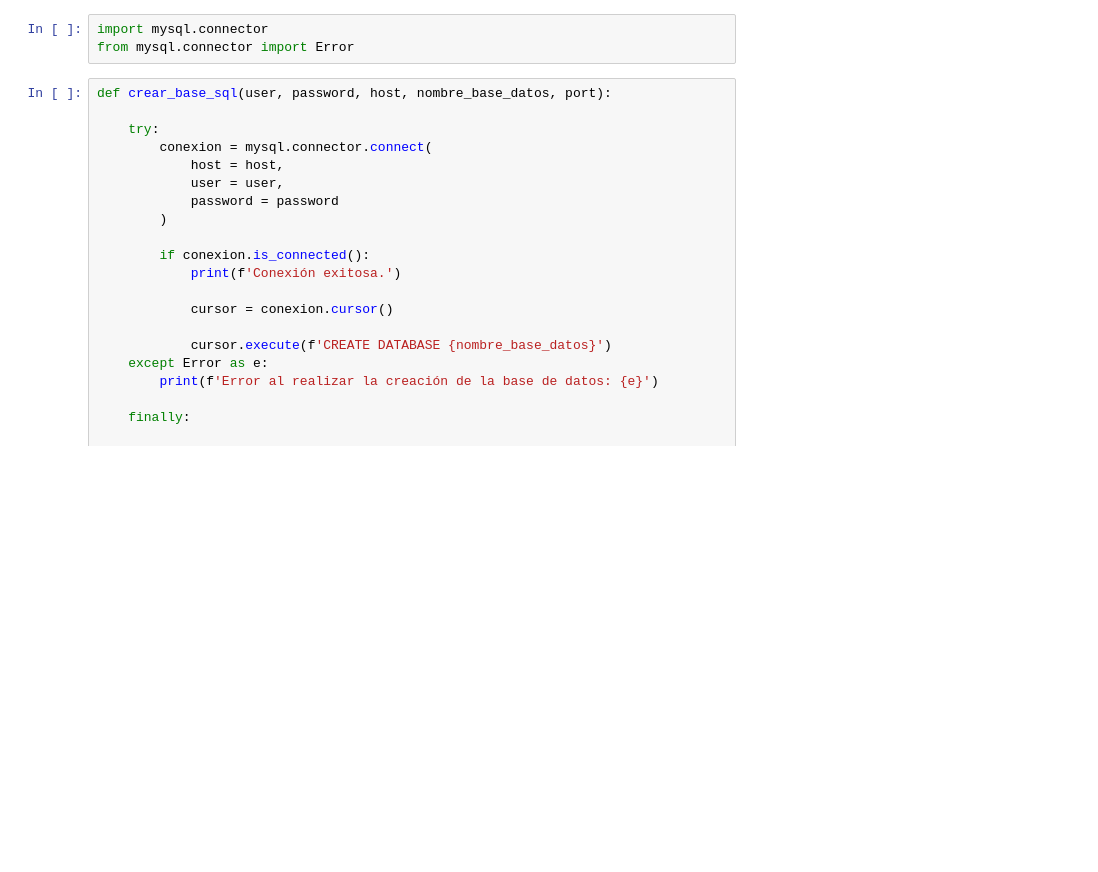
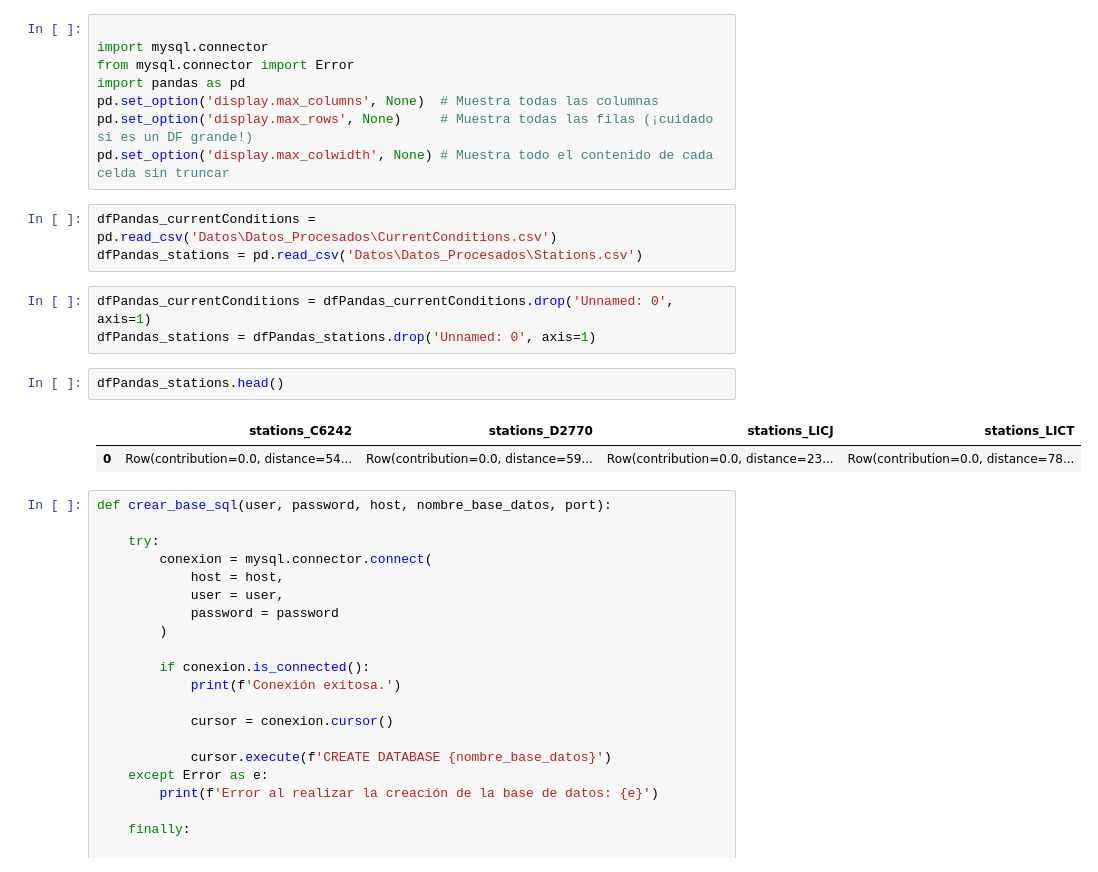
Before and after one commit to Facu6/Automatizaci-n_Datos_Clima, a Jupyter notebook: 3-Carga.ipynb, the cells around one changed output. Cells and saved outputs as stored; diff of their text form; blank space fills up the shorter version.

```diff
--- a/3-Carga.ipynb
+++ b/3-Carga.ipynb
@@ -1,6 +1,22 @@
-# %%
-import mysql.connector
-from mysql.connector import Error
+# %%
+
+import mysql.connector
+from mysql.connector import Error
+import pandas as pd
+pd.set_option('display.max_columns', None)  # Muestra todas las columnas
+pd.set_option('display.max_rows', None)     # Muestra todas las filas (¡cuidado si es un DF grande!)
+pd.set_option('display.max_colwidth', None) # Muestra todo el contenido de cada celda sin truncar
+# %%
+dfPandas_currentConditions = pd.read_csv('Datos\Datos_Procesados\CurrentConditions.csv')
+dfPandas_stations = pd.read_csv('Datos\Datos_Procesados\Stations.csv')
+# %%
+dfPandas_currentConditions = dfPandas_currentConditions.drop('Unnamed: 0', axis=1)
+dfPandas_stations = dfPandas_stations.drop('Unnamed: 0', axis=1)
+# %%
+dfPandas_stations.head()
+# %% [output]
+|  | stations_C6242 | stations_D2770 | stations_LICJ | stations_LICT |
+| 0 | Row(contribution=0.0, distance=54... | Row(contribution=0.0, distance=59... | Row(contribution=0.0, distance=23... | Row(contribution=0.0, distance=78... |
 # %%
 def crear_base_sql(user, password, host, nombre_base_datos, port):
 
```
Also changed, not shown: parts of 6 cells of this notebook, 3 other files.
